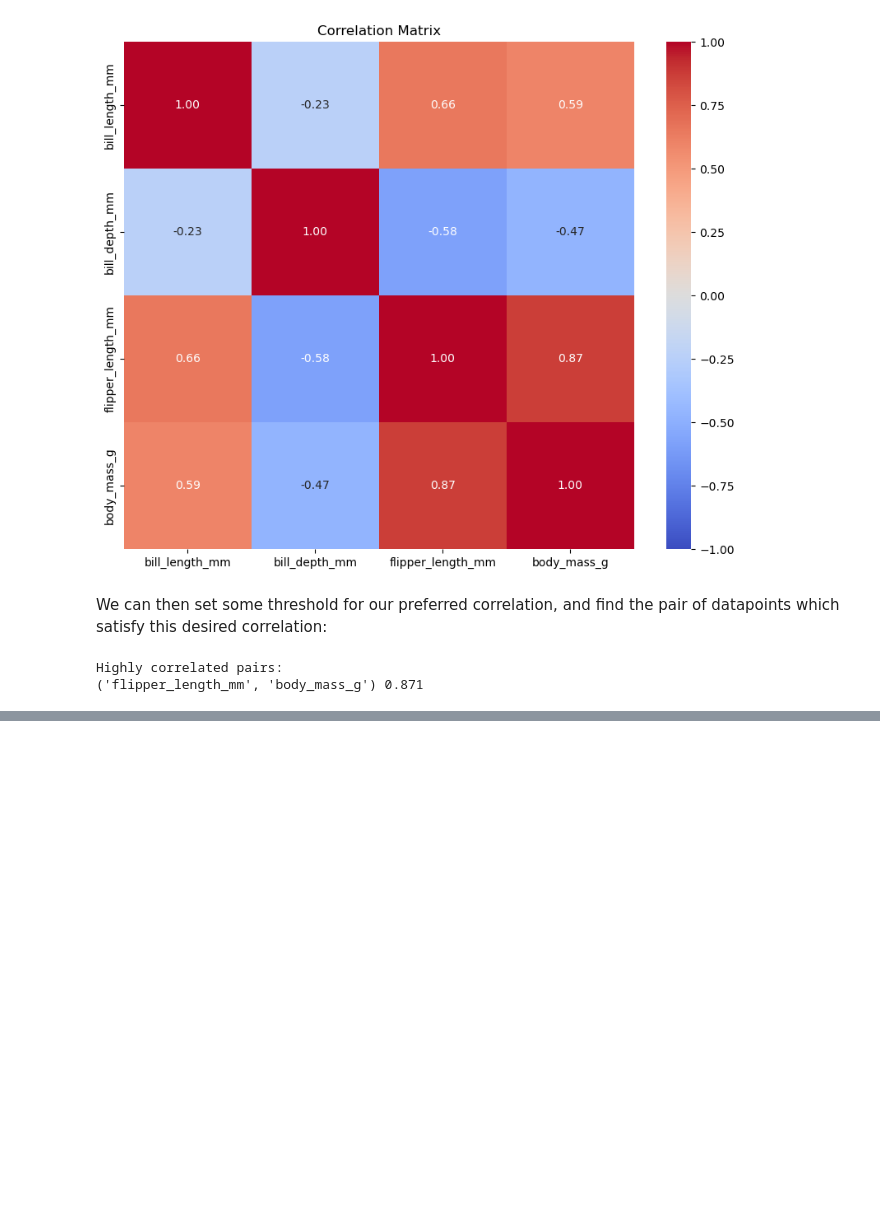
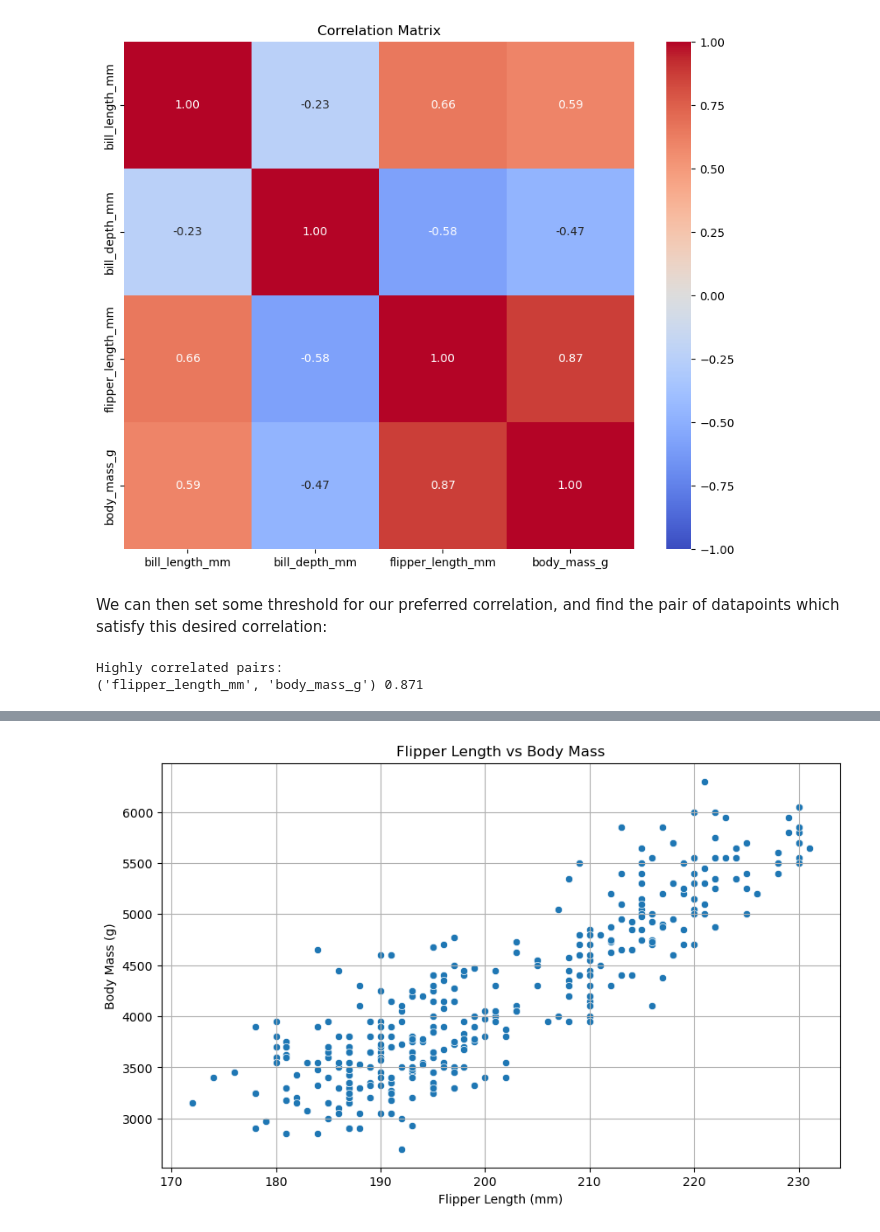
Before and after one commit to ljjtmm/hdip, a Jupyter notebook: sem1/8634/penguins.ipynb, the cells around one changed output, grey strips where cells are left out. Drawn from its saved outputs; the diff is of its cells as text; code cells hidden in the pictures; blank space fills up the shorter version.

```diff
--- a/sem1/8634/penguins.ipynb
+++ b/sem1/8634/penguins.ipynb
@@ -470,0 +526,11 @@ Highly correlated pairs:
+# %%
+# Plot flipper_length_mm vs body_mass_g
+plt.figure(figsize=(10, 6))
+sns.scatterplot(data=penguins_numeric_cleaned, x='flipper_length_mm', y='body_mass_g')
+plt.title('Flipper Length vs Body Mass')
+plt.xlabel('Flipper Length (mm)')
+plt.ylabel('Body Mass (g)')
+plt.grid(True)
+plt.show()
+# %% [output]
+[figure, added]
```
Also changed, not shown: parts of 11 cells of this notebook.
